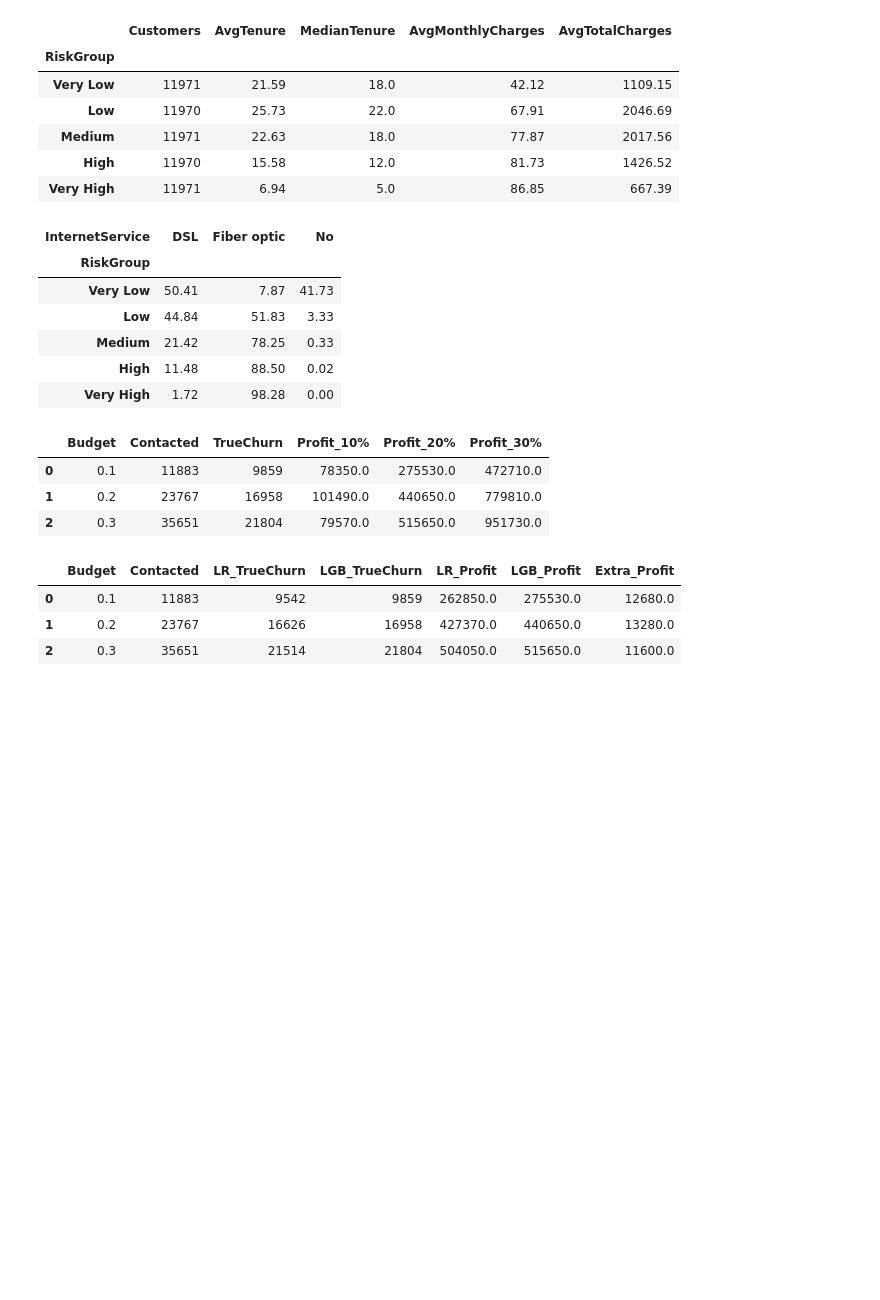
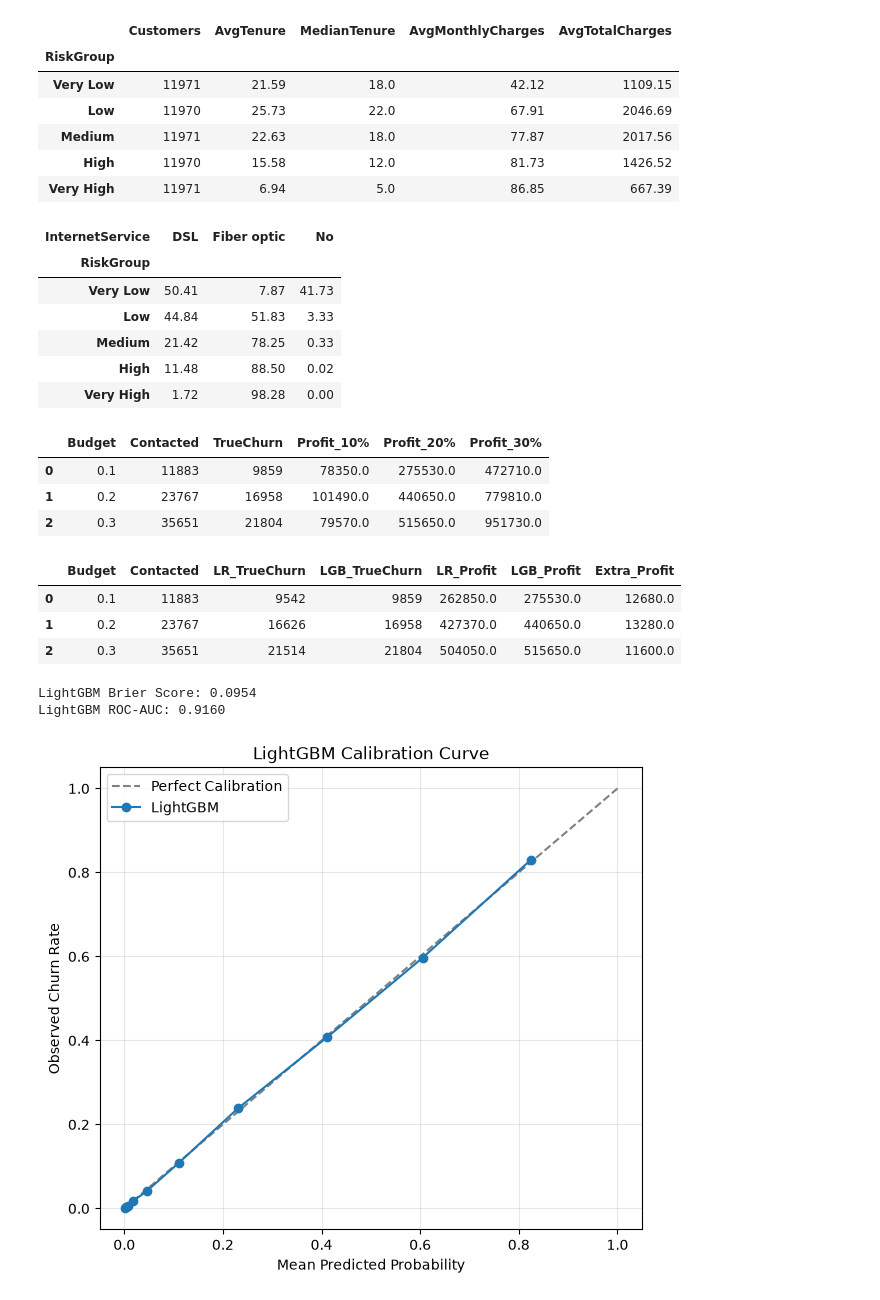
Before and after one commit to tj-xin/customer-churn-analytics, a Jupyter notebook: notebooks/04_business_analysis.ipynb, the cells around one changed output. Cells and saved outputs as stored; diff of their text form; code cells hidden in the pictures; blank space fills up the shorter version.

```diff
--- a/notebooks/04_business_analysis.ipynb
+++ b/notebooks/04_business_analysis.ipynb
@@ -195,3 +195,58 @@ comparison
 | 0 | 0.1 | 11883 | 9542 | 9859 | 262850.0 | 275530.0 | 12680.0 |
 | 1 | 0.2 | 23767 | 16626 | 16958 | 427370.0 | 440650.0 | 13280.0 |
 | 2 | 0.3 | 35651 | 21514 | 21804 | 504050.0 | 515650.0 | 11600.0 |
+# %%
+from sklearn.metrics import brier_score_loss, roc_auc_score
+
+# 验证集真实标签和 LightGBM 预测概率
+y_true = df["Churn"]
+y_proba = df["ChurnProbability"]
+
+# 计算 Brier Score
+brier = brier_score_loss(y_true, y_proba)
+
+# 再次检查 ROC-AUC
+auc = roc_auc_score(y_true, y_proba)
+
+print(f"LightGBM Brier Score: {brier:.4f}")
+print(f"LightGBM ROC-AUC: {auc:.4f}")
+# %% [output]
+LightGBM Brier Score: 0.0954
+LightGBM ROC-AUC: 0.9160
+# %%
+from sklearn.calibration import calibration_curve
+import matplotlib.pyplot as plt
+
+# 将预测概率划分为 10 个分位数组
+prob_true, prob_pred = calibration_curve(
+    y_true,
+    y_proba,
+    n_bins=10,
+    strategy="quantile"
+)
+
+plt.figure(figsize=(7, 6))
+
+# 理想校准线
+plt.plot(
+    [0, 1], [0, 1],
+    "--", color="gray",
+    label="Perfect Calibration"
+)
+
+# LightGBM 校准曲线
+plt.plot(
+    prob_pred,
+    prob_true,
+    marker="o",
+    label="LightGBM"
+)
+
+plt.xlabel("Mean Predicted Probability")
+plt.ylabel("Observed Churn Rate")
+plt.title("LightGBM Calibration Curve")
+plt.legend()
+plt.grid(alpha=0.3)
+plt.show()
+# %% [output]
+[figure, added]
```
Also changed, not shown: 3 other files.
